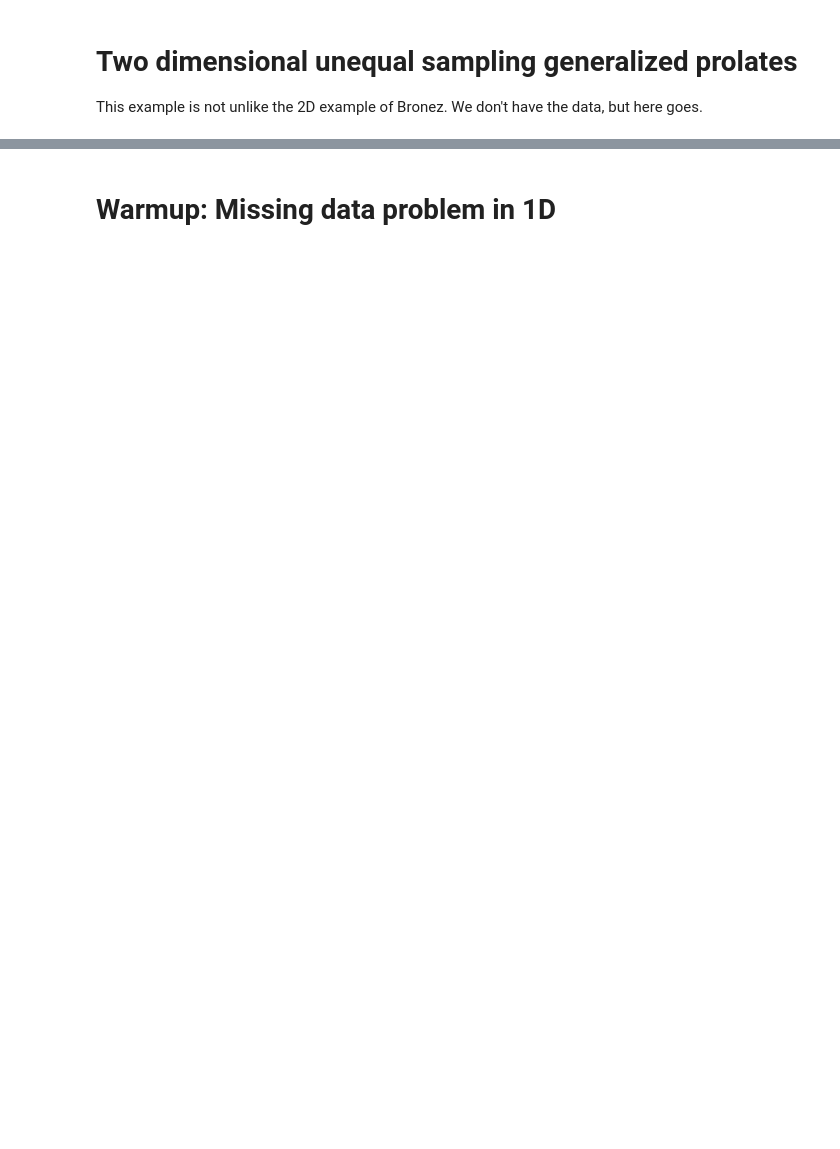
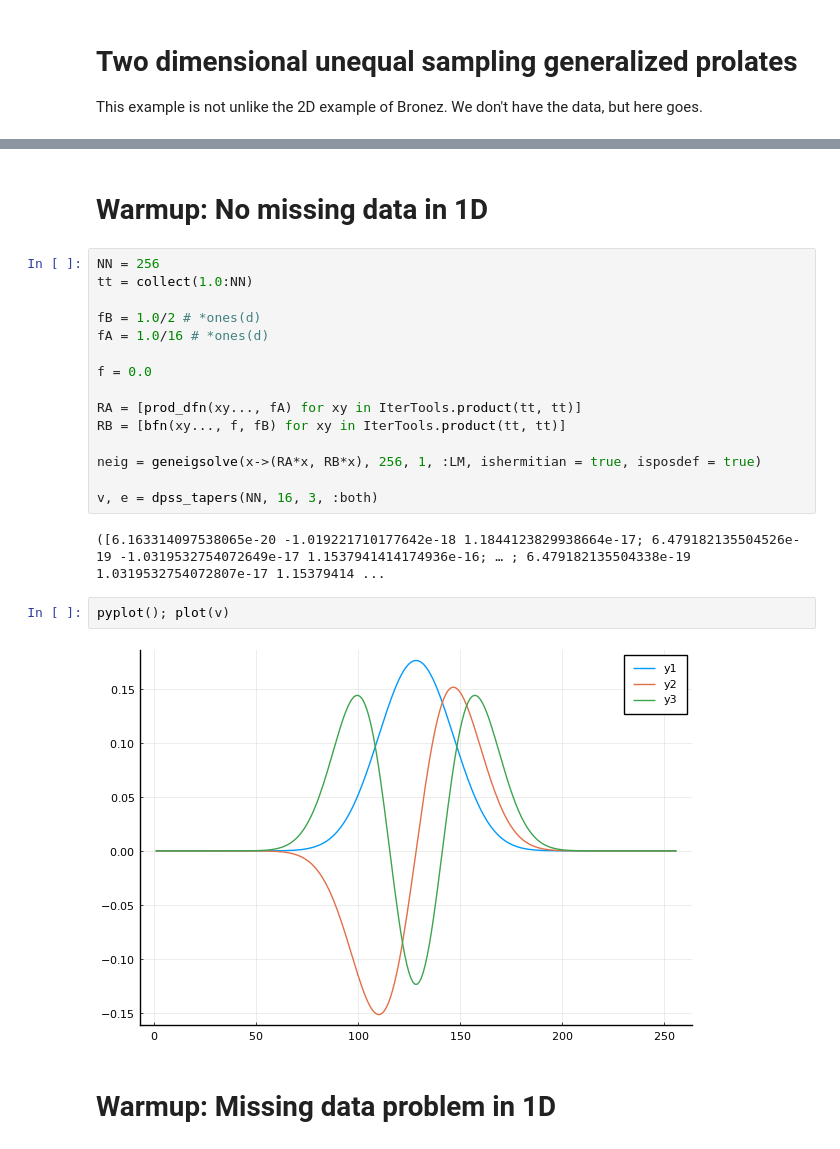
Before and after one commit to lootie/Slepians.jl, a Jupyter notebook: Examples/06_Missing_Data_Slepians.ipynb, the cells around one changed output, grey strips where cells are left out. Cells and saved outputs as stored; diff of their text form; blank space fills up the shorter version.

```diff
--- a/Examples/06_Missing_Data_Slepians.ipynb
+++ b/Examples/06_Missing_Data_Slepians.ipynb
@@ -56,3 +74,26 @@ bfn (generic function with 1 method)
+# %% [markdown]
+# Warmup: No missing data in 1D
+# %%
+NN = 256
+tt = collect(1.0:NN)
+
+fB = 1.0/2 # *ones(d)
+fA = 1.0/16 # *ones(d)
+
+f = 0.0
+
+RA = [prod_dfn(xy..., fA) for xy in IterTools.product(tt, tt)]
+RB = [bfn(xy..., f, fB) for xy in IterTools.product(tt, tt)]
+
+neig = geneigsolve(x->(RA*x, RB*x), 256, 1, :LM, ishermitian = true, isposdef = true)
+
+v, e = dpss_tapers(NN, 16, 3, :both)
+# %% [output]
+([6.163314097538065e-20 -1.019221710177642e-18 1.1844123829938664e-17; 6.479182135504526e-19 -1.0319532754072649e-17 1.1537941414174936e-16; … ; 6.479182135504338e-19 1.0319532754072807e-17 1.15379414 ...
+# %%
+pyplot(); plot(v)
+# %% [output]
+[figure, added]
 # %% [markdown]
 # Warmup: Missing data problem in 1D
 # %%
```
Also changed, not shown: parts of 6 cells of this notebook, 7 other files.
